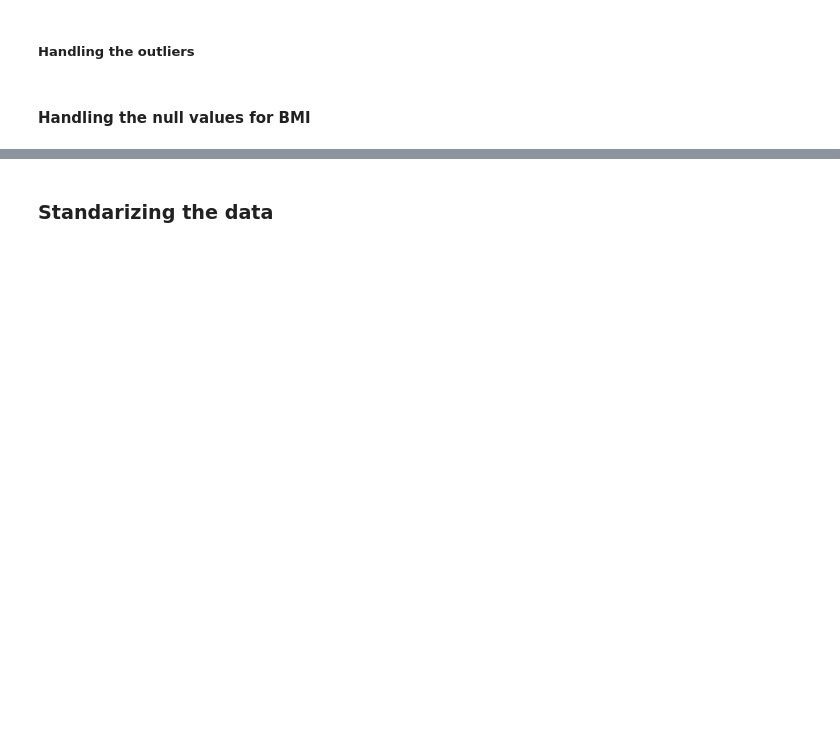
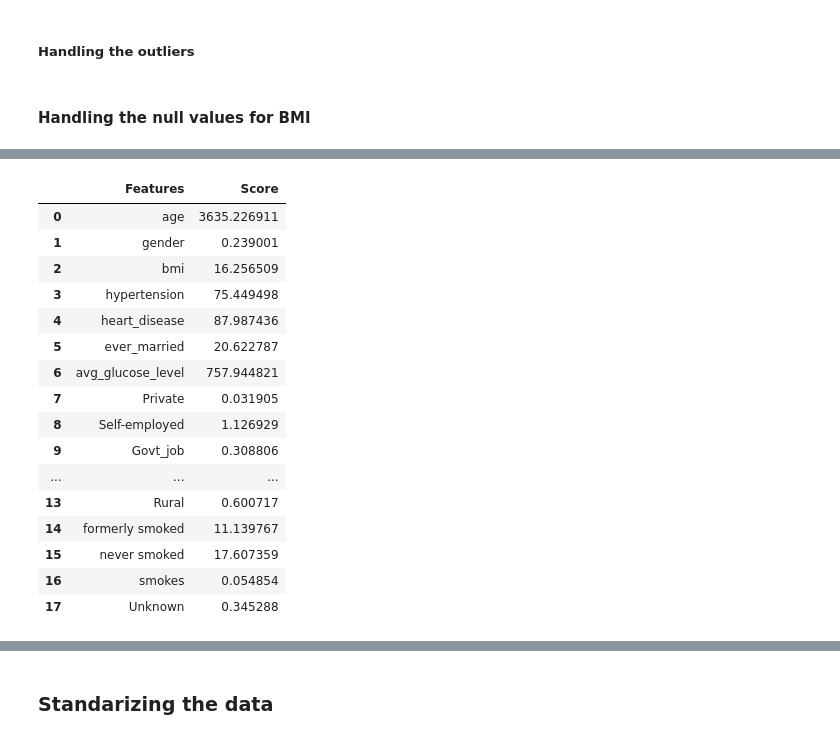
Before and after one commit to freddxworld/DataScience, a Jupyter notebook: JupyterNotebook/Project2/Project2.ipynb, the cells around one changed output, grey strips where cells are left out. Drawn from its saved outputs; the diff is of its cells as text; code cells hidden in the pictures; blank space fills up the shorter version.

```diff
--- a/JupyterNotebook/Project2/Project2.ipynb
+++ b/JupyterNotebook/Project2/Project2.ipynb
@@ -152,0 +74,29 @@ df[1:].corr()
+# %%
+#preparing the selectkbest
+bestfeatures = SelectKBest(score_func=chi2, k=10)
+fit = bestfeatures.fit(x,y)
+dfscores = pd.DataFrame(fit.scores_)
+dfcolumns = pd.DataFrame(x.columns)
+#creates a quick graph to show the features and their score
+featureScores = pd.concat([dfcolumns,dfscores],axis=1)
+featureScores.columns = ['Features','Score']
+# %%
+featureScores
+# %% [output]
+|  | Features | Score |
+| 0 | age | 3635.226911 |
+| 1 | gender | 0.239001 |
+| 2 | bmi | 16.256509 |
+| 3 | hypertension | 75.449498 |
+| 4 | heart_disease | 87.987436 |
+| 5 | ever_married | 20.622787 |
+| 6 | avg_glucose_level | 757.944821 |
+| 7 | Private | 0.031905 |
+| 8 | Self-employed | 1.126929 |
+| 9 | Govt_job | 0.308806 |
+| ... | ... | ... |
+| 13 | Rural | 0.600717 |
+| 14 | formerly smoked | 11.139767 |
+| 15 | never smoked | 17.607359 |
+| 16 | smokes | 0.054854 |
+| 17 | Unknown | 0.345288 |
```
Also changed, not shown: parts of 57 cells of this notebook.
